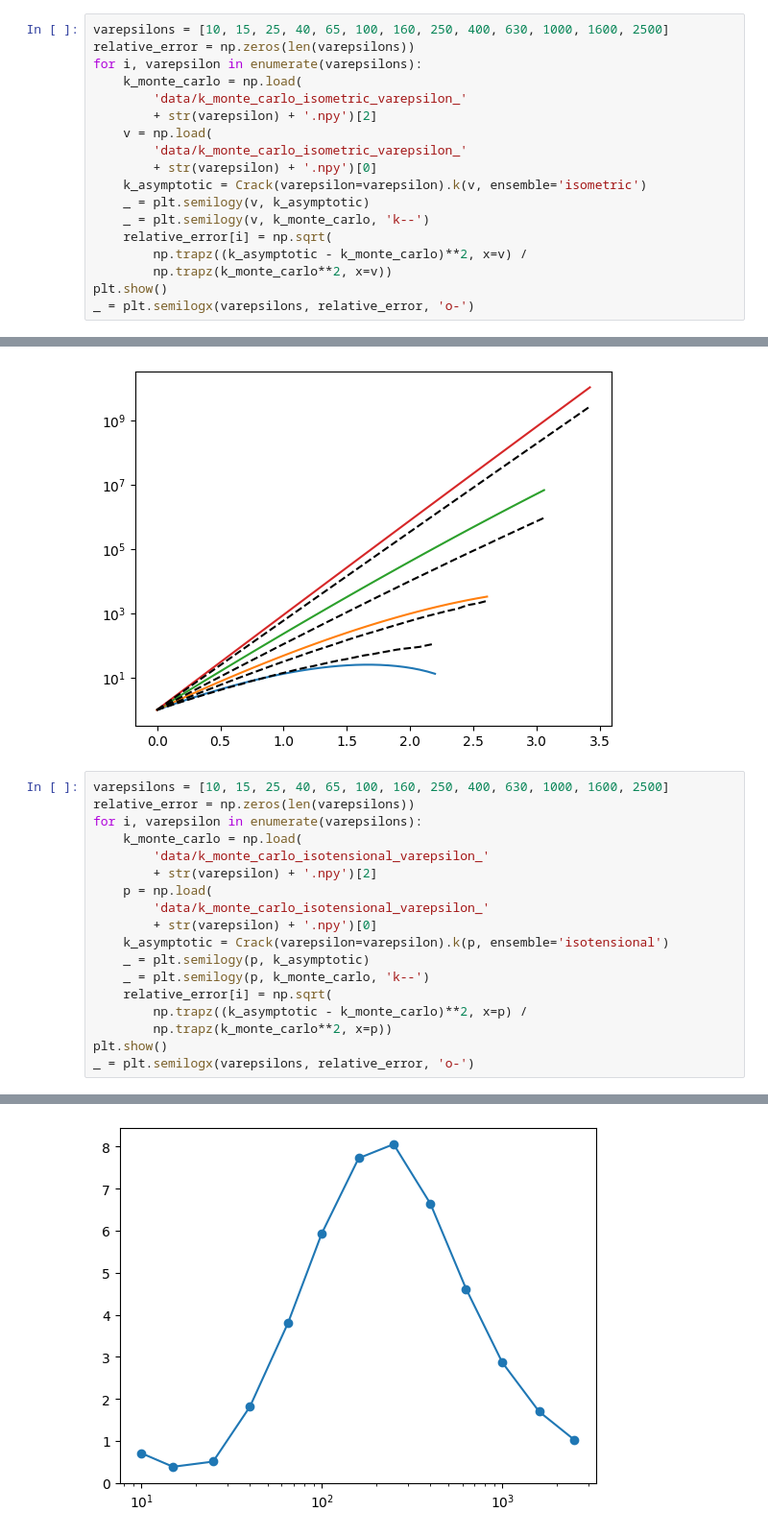
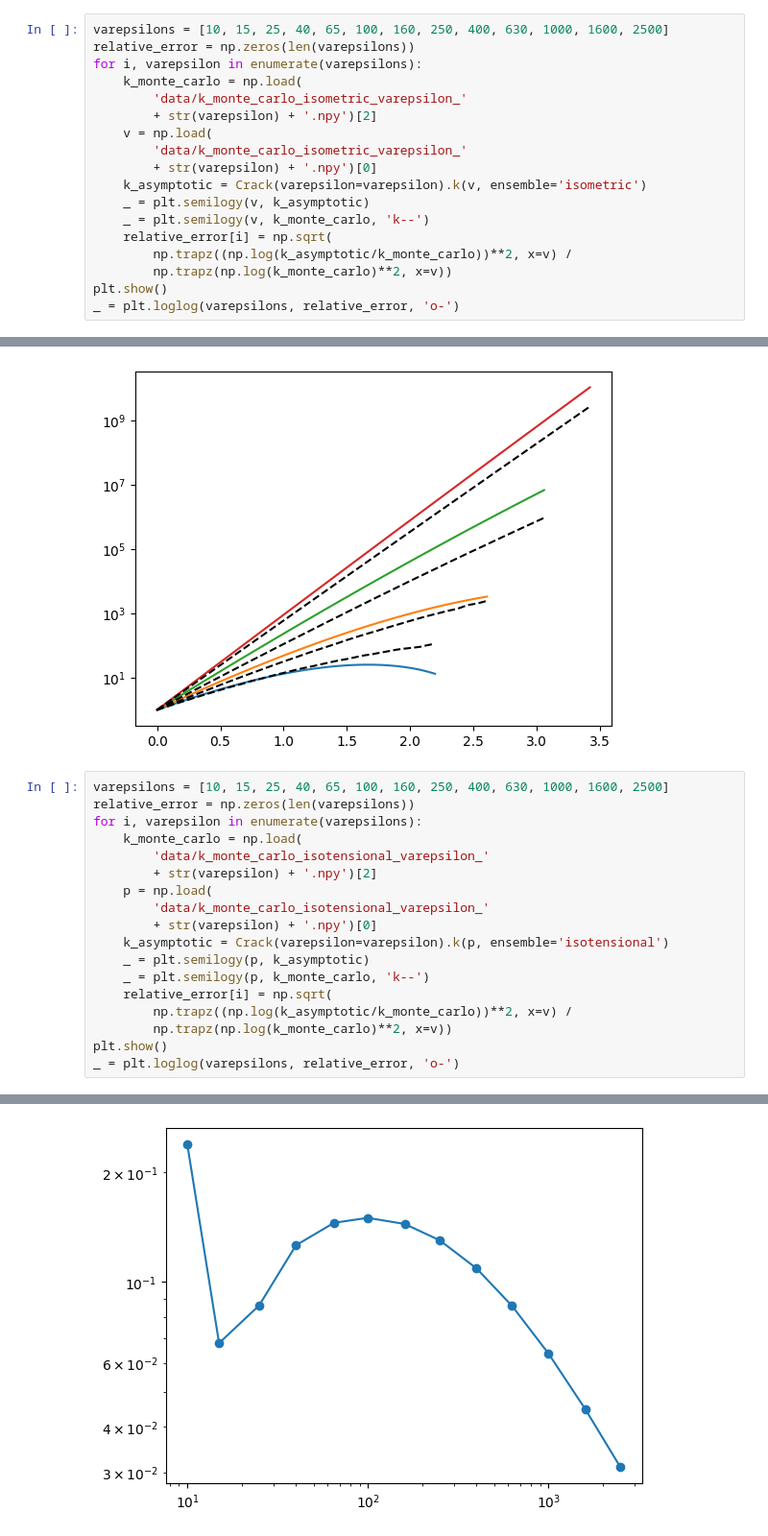
Before and after one commit to sandialabs/statMechCrack, a Jupyter notebook: crack_growth_rate.ipynb, the cells around one changed output, grey strips where cells are left out. Shown at 96% size. Cells and saved outputs as stored; diff of their text form.

```diff
--- a/crack_growth_rate.ipynb
+++ b/crack_growth_rate.ipynb
@@ -56,9 +56,9 @@ for i, varepsilon in enumerate(varepsilons):
     _ = plt.semilogy(v, k_asymptotic)
     _ = plt.semilogy(v, k_monte_carlo, 'k--')
     relative_error[i] = np.sqrt(
-        np.trapz((k_asymptotic - k_monte_carlo)**2, x=v) /
-        np.trapz(k_monte_carlo**2, x=v))
+        np.trapz((np.log(k_asymptotic/k_monte_carlo))**2, x=v) /
+        np.trapz(np.log(k_monte_carlo)**2, x=v))
 plt.show()
-_ = plt.semilogx(varepsilons, relative_error, 'o-')
+_ = plt.loglog(varepsilons, relative_error, 'o-')
 # %% [output]
 [figure]
@@ -89,21 +89,21 @@ _ = plt.semilogy(p, k_monte_carlo, 'k--')
 # %%
 varepsilons = [10, 15, 25, 40, 65, 100, 160, 250, 400, 630, 1000, 1600, 2500]
 relative_error = np.zeros(len(varepsilons))
 for i, varepsilon in enumerate(varepsilons):
     k_monte_carlo = np.load(
         'data/k_monte_carlo_isotensional_varepsilon_'
         + str(varepsilon) + '.npy')[2]
     p = np.load(
         'data/k_monte_carlo_isotensional_varepsilon_'
         + str(varepsilon) + '.npy')[0]
     k_asymptotic = Crack(varepsilon=varepsilon).k(p, ensemble='isotensional')
     _ = plt.semilogy(p, k_asymptotic)
     _ = plt.semilogy(p, k_monte_carlo, 'k--')
     relative_error[i] = np.sqrt(
-        np.trapz((k_asymptotic - k_monte_carlo)**2, x=p) /
-        np.trapz(k_monte_carlo**2, x=p))
+        np.trapz((np.log(k_asymptotic/k_monte_carlo))**2, x=v) /
+        np.trapz(np.log(k_monte_carlo)**2, x=v))
 plt.show()
-_ = plt.semilogx(varepsilons, relative_error, 'o-')
+_ = plt.loglog(varepsilons, relative_error, 'o-')
 # %% [output]
 [figure]
-[figure, old version]
+[figure, new version]
```
Also changed, not shown: parts of 1 cell of this notebook, 56 other files.
